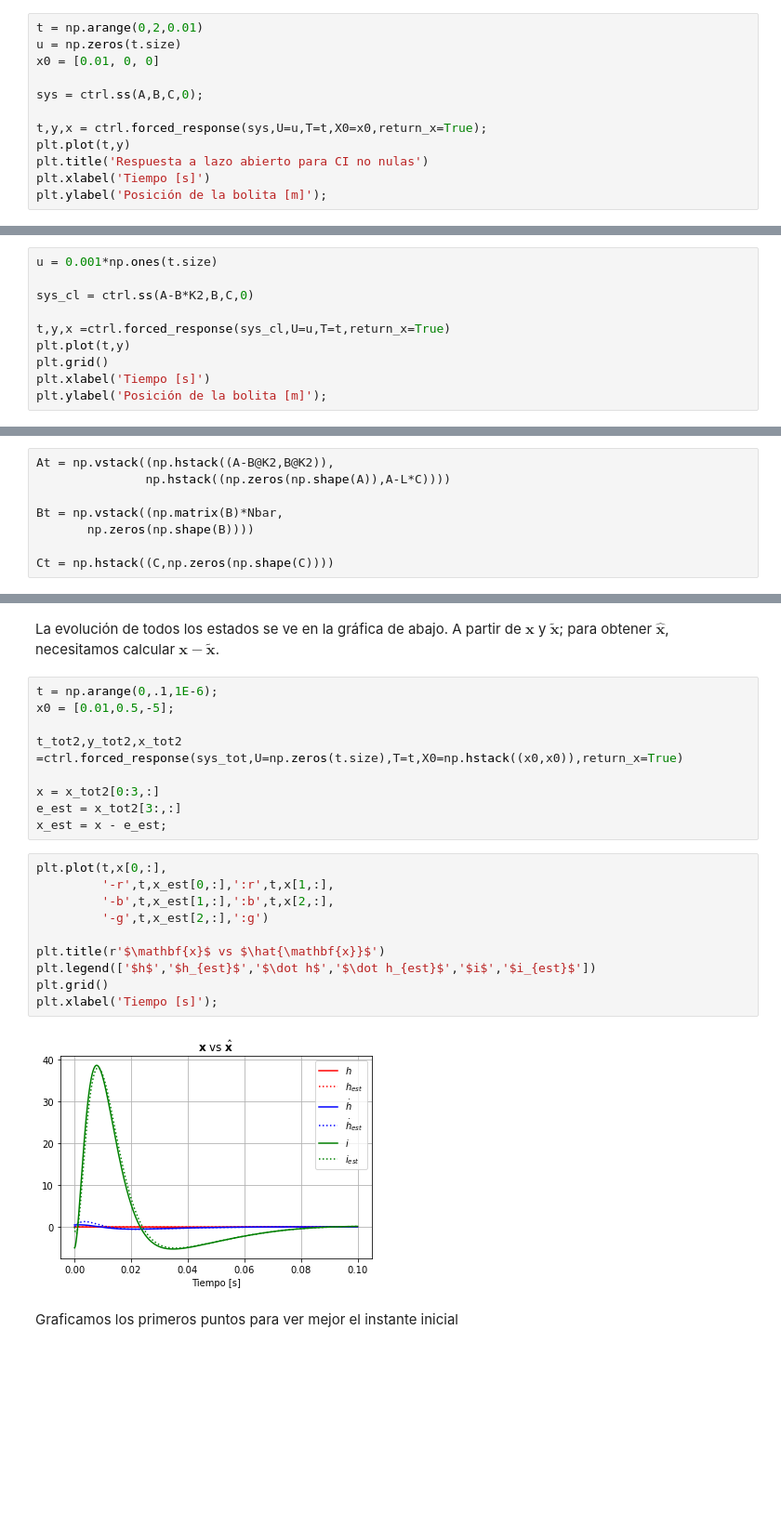
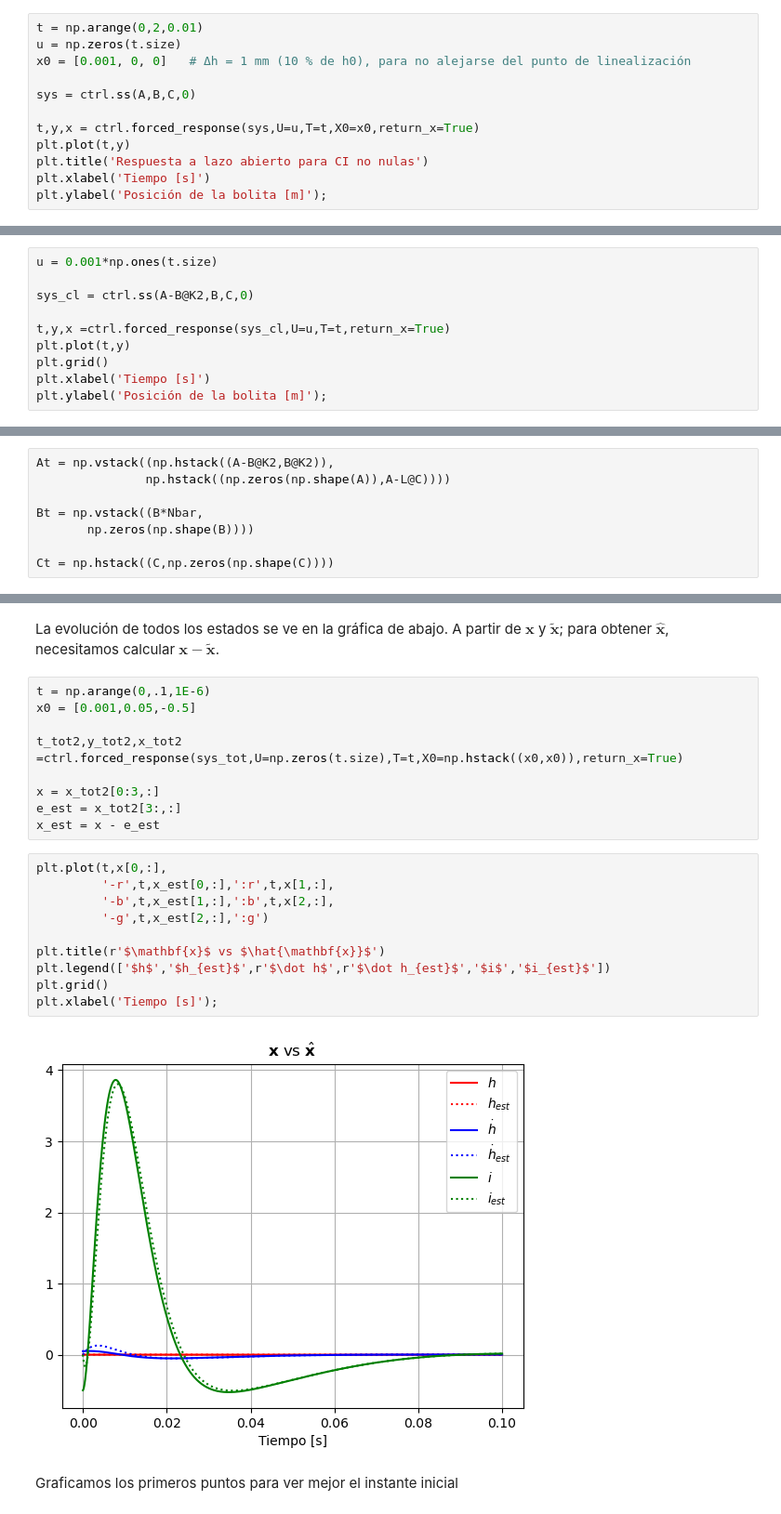
Before and after one commit to juanodecc/ejemplos_dyc, a Jupyter notebook: espacio_estado/maglev/maglev_ss.ipynb, the cells around one changed output, grey strips where cells are left out. Shown at 93% size. Saved outputs shown, nothing was run; the diff lists cells and outputs as text; blank space fills up the shorter version.

```diff
--- a/espacio_estado/maglev/maglev_ss.ipynb
+++ b/espacio_estado/maglev/maglev_ss.ipynb
@@ -88,11 +120,11 @@ Por inspección, se puede ver que hay polos en $\mathbb{C}^+$ (semiplano derecho
 # %%
 t = np.arange(0,2,0.01)
 u = np.zeros(t.size)
-x0 = [0.01, 0, 0]
+x0 = [0.001, 0, 0]   # Δh = 1 mm (10 % de h0), para no alejarse del punto de linealización
 
-sys = ctrl.ss(A,B,C,0);
+sys = ctrl.ss(A,B,C,0)
 
-t,y,x = ctrl.forced_response(sys,U=u,T=t,X0=x0,return_x=True);
+t,y,x = ctrl.forced_response(sys,U=u,T=t,X0=x0,return_x=True)
 plt.plot(t,y)
 plt.title('Respuesta a lazo abierto para CI no nulas')
 plt.xlabel('Tiempo [s]')
@@ -266,7 +298,7 @@ Para esto podemos usar la función `forced_response` o `step_response`:
 # %%
 u = 0.001*np.ones(t.size)
 
-sys_cl = ctrl.ss(A-B*K2,B,C,0)
+sys_cl = ctrl.ss(A-B@K2,B,C,0)
 
 t,y,x =ctrl.forced_response(sys_cl,U=u,T=t,return_x=True)
 plt.plot(t,y)
@@ -414,9 +450,9 @@ De las ecuaciones anteriores dada para los estados estimados $\hat{\mathbf{x}}$.
 </div>
 # %%
 At = np.vstack((np.hstack((A-B@K2,B@K2)),
-               np.hstack((np.zeros(np.shape(A)),A-L*C))))
+               np.hstack((np.zeros(np.shape(A)),A-L@C))))
 
-Bt = np.vstack((np.matrix(B)*Nbar,
+Bt = np.vstack((B*Nbar,
        np.zeros(np.shape(B))))
 
 Ct = np.hstack((C,np.zeros(np.shape(C))))
@@ -447,26 +483,26 @@ plt.ylabel('Posición [m]');
 # %% [markdown]
 La evolución de todos los estados se ve en la gráfica de abajo. A partir de $\mathbf{x}$ y $\tilde{\mathbf{x}}$; para obtener $\hat{\mathbf{x}}$, necesitamos calcular $\mathbf{x} - \tilde{\mathbf{x}}$.
 # %%
-t = np.arange(0,.1,1E-6);
-x0 = [0.01,0.5,-5];
+t = np.arange(0,.1,1E-6)
+x0 = [0.001,0.05,-0.5]
 
 t_tot2,y_tot2,x_tot2 =ctrl.forced_response(sys_tot,U=np.zeros(t.size),T=t,X0=np.hstack((x0,x0)),return_x=True)
 
 x = x_tot2[0:3,:]
 e_est = x_tot2[3:,:]
-x_est = x - e_est;
+x_est = x - e_est
 # %%
 plt.plot(t,x[0,:],
          '-r',t,x_est[0,:],':r',t,x[1,:],
          '-b',t,x_est[1,:],':b',t,x[2,:],
          '-g',t,x_est[2,:],':g')
 
 plt.title(r'$\mathbf{x}$ vs $\hat{\mathbf{x}}$')
-plt.legend(['$h$','$h_{est}$','$\dot h$','$\dot h_{est}$','$i$','$i_{est}$'])
+plt.legend(['$h$','$h_{est}$',r'$\dot h$',r'$\dot h_{est}$','$i$','$i_{est}$'])
 plt.grid()
 plt.xlabel('Tiempo [s]');
 # %% [output]
-[figure, old version]
+[figure, new version]
 # %% [markdown]
 Graficamos los primeros puntos para ver mejor el instante inicial
 # %%
```
Also changed, not shown: parts of 33 cells of this notebook.
